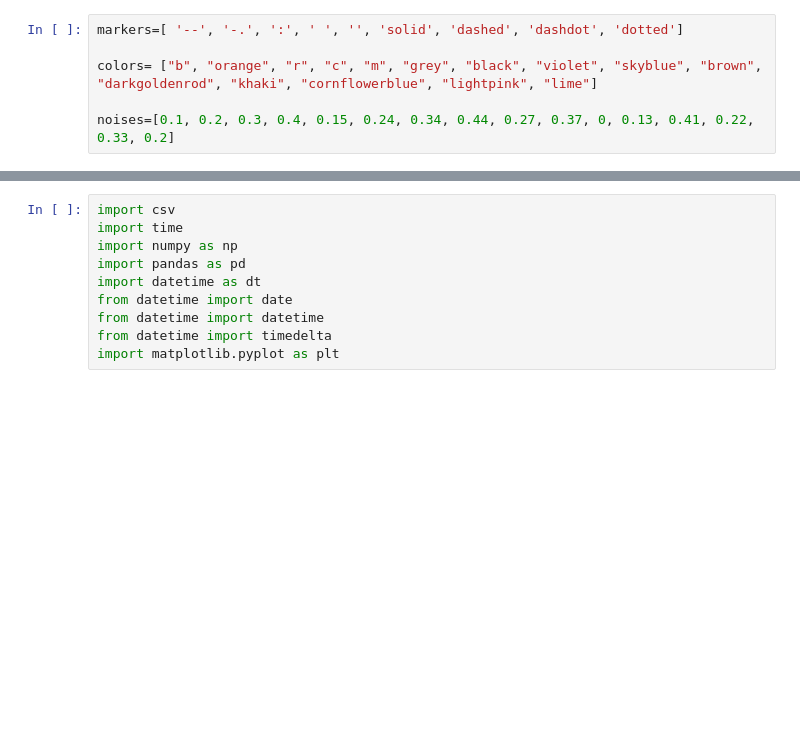
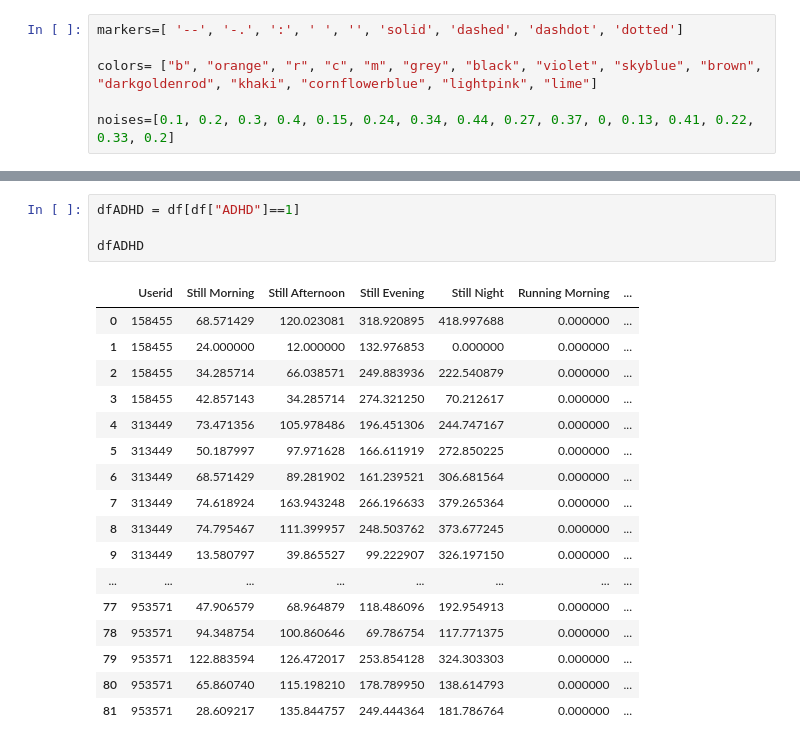
Before and after one commit to zhuyingw/ADHD-Prediction, a Jupyter notebook: featureVisual.ipynb, the cells around one changed output, grey strips where cells are left out. Drawn from its saved outputs; the diff is of its cells as text; blank space fills up the shorter version.

```diff
--- a/featureVisual.ipynb
+++ b/featureVisual.ipynb
@@ -78,10 +27,22 @@ for i in range (4): #we have 8 features and 8 plots
-# %%
-import csv
-import time
-import numpy as np
-import pandas as pd
-import datetime as dt
-from datetime import date
-from datetime import datetime
-from datetime import timedelta
-import matplotlib.pyplot as plt
+# %%
+dfADHD = df[df["ADHD"]==1]
+
+dfADHD
+# %% [output]
+|  | Userid | Still Morning | Still Afternoon | Still Evening | Still Night | Running Morning | ... |
+| 0 | 158455 | 68.571429 | 120.023081 | 318.920895 | 418.997688 | 0.000000 | ... |
+| 1 | 158455 | 24.000000 | 12.000000 | 132.976853 | 0.000000 | 0.000000 | ... |
+| 2 | 158455 | 34.285714 | 66.038571 | 249.883936 | 222.540879 | 0.000000 | ... |
+| 3 | 158455 | 42.857143 | 34.285714 | 274.321250 | 70.212617 | 0.000000 | ... |
+| 4 | 313449 | 73.471356 | 105.978486 | 196.451306 | 244.747167 | 0.000000 | ... |
+| 5 | 313449 | 50.187997 | 97.971628 | 166.611919 | 272.850225 | 0.000000 | ... |
+| 6 | 313449 | 68.571429 | 89.281902 | 161.239521 | 306.681564 | 0.000000 | ... |
+| 7 | 313449 | 74.618924 | 163.943248 | 266.196633 | 379.265364 | 0.000000 | ... |
+| 8 | 313449 | 74.795467 | 111.399957 | 248.503762 | 373.677245 | 0.000000 | ... |
+| 9 | 313449 | 13.580797 | 39.865527 | 99.222907 | 326.197150 | 0.000000 | ... |
+| ... | ... | ... | ... | ... | ... | ... | ... |
+| 77 | 953571 | 47.906579 | 68.964879 | 118.486096 | 192.954913 | 0.000000 | ... |
+| 78 | 953571 | 94.348754 | 100.860646 | 69.786754 | 117.771375 | 0.000000 | ... |
+| 79 | 953571 | 122.883594 | 126.472017 | 253.854128 | 324.303303 | 0.000000 | ... |
+| 80 | 953571 | 65.860740 | 115.198210 | 178.789950 | 138.614793 | 0.000000 | ... |
+| 81 | 953571 | 28.609217 | 135.844757 | 249.444364 | 181.786764 | 0.000000 | ... |
```
Also changed, not shown: parts of 7 cells of this notebook, 2 other files.
